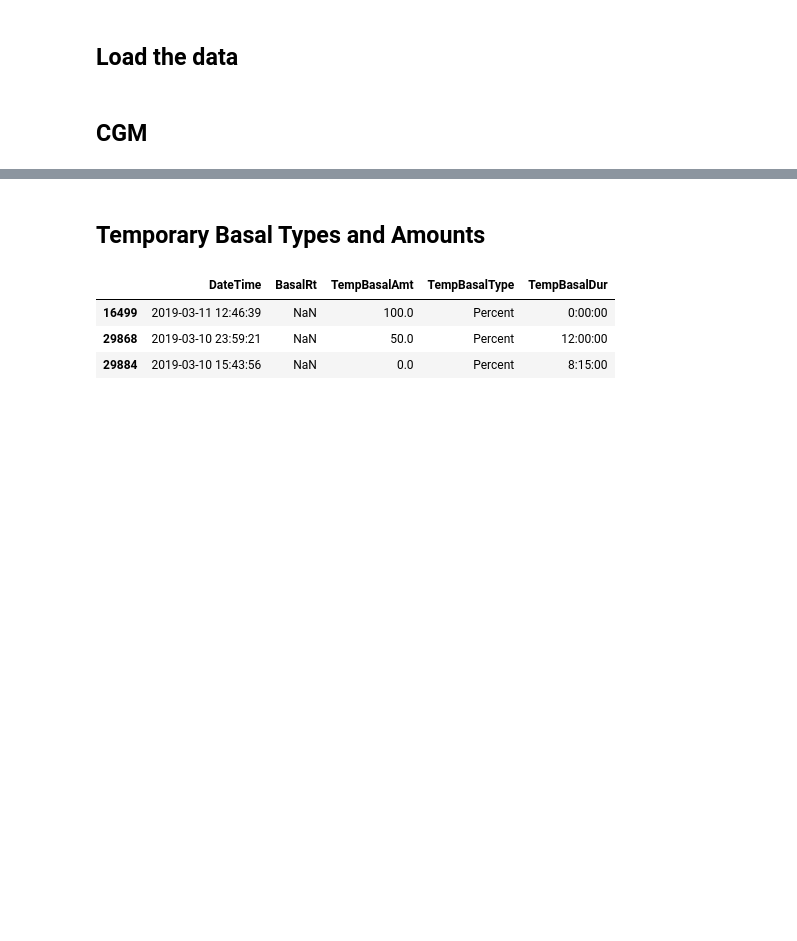
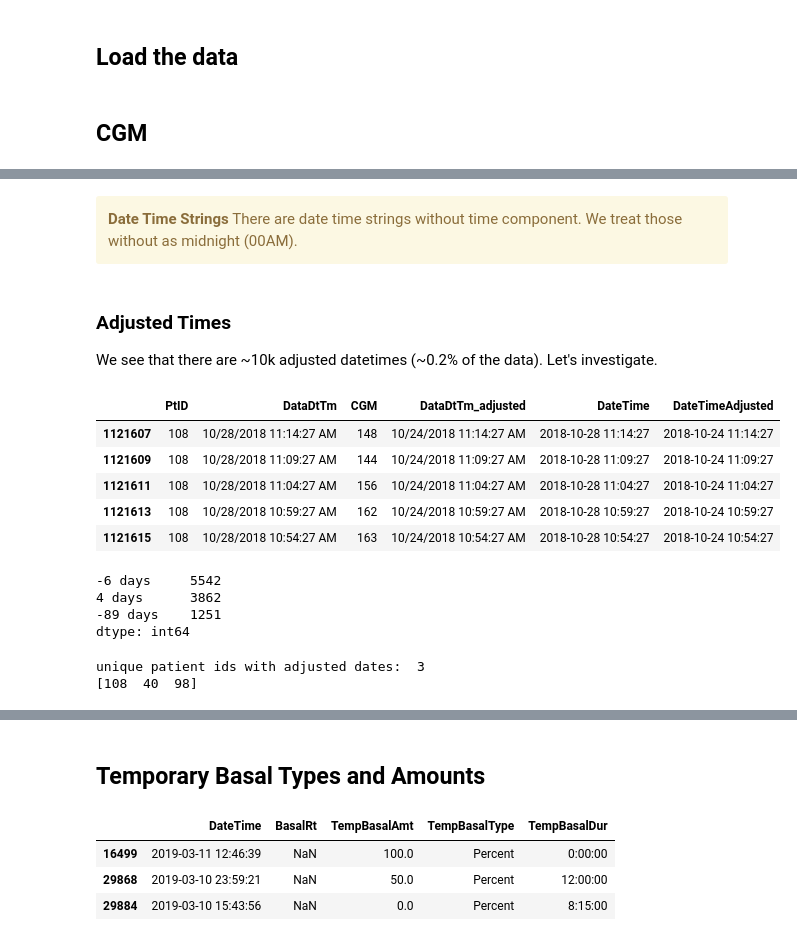
Before and after one commit to nudgebg/egvinsulin, a Jupyter notebook: notebooks/understand-flair-dataset/understand-flair-dataset.ipynb, the cells around one changed output, grey strips where cells are left out. Saved outputs shown, nothing was run; the diff lists cells and outputs as text; code cells hidden in the pictures; blank space fills up the shorter version.

```diff
--- a/notebooks/understand-flair-dataset/understand-flair-dataset.ipynb
+++ b/notebooks/understand-flair-dataset/understand-flair-dataset.ipynb
@@ -117,3 +127,33 @@ DateTime             5508985
 dtype: int64
 
 unique patient ids:  113
+# %% [markdown]
+<div class="alert alert-block alert-warning">
+<b>Date Time Strings</b> There are date time strings without time component. We treat those without as midnight (00AM).
+</div>
+# %% [markdown]
+### Adjusted Times
+We see that there are ~10k adjusted datetimes (~0.2% of the data).  Let's investigate.
+# %%
+subFrameAdjustedDates = df_cgm.loc[df_cgm.DateTimeAdjusted.notnull()]
+display(subFrameAdjustedDates.head())
+adjustmentInterval = subFrameAdjustedDates.DateTime-subFrameAdjustedDates.DateTimeAdjusted
+display(adjustmentInterval.value_counts())
+
+#how many users are there with adjusted datetimes?
+print("unique patient ids with adjusted dates: ", len(subFrameAdjustedDates.PtID.unique()))
+adjustedUsers = subFrameAdjustedDates.PtID.unique()
+print(adjustedUsers)
+# %% [output]
+|  | PtID | DataDtTm | CGM | DataDtTm_adjusted | DateTime | DateTimeAdjusted |
+| 1121607 | 108 | 10/28/2018 11:14:27 AM | 148 | 10/24/2018 11:14:27 AM | 2018-10-28 11:14:27 | 2018-10-24 11:14:27 |
+| 1121609 | 108 | 10/28/2018 11:09:27 AM | 144 | 10/24/2018 11:09:27 AM | 2018-10-28 11:09:27 | 2018-10-24 11:09:27 |
+| 1121611 | 108 | 10/28/2018 11:04:27 AM | 156 | 10/24/2018 11:04:27 AM | 2018-10-28 11:04:27 | 2018-10-24 11:04:27 |
+| 1121613 | 108 | 10/28/2018 10:59:27 AM | 162 | 10/24/2018 10:59:27 AM | 2018-10-28 10:59:27 | 2018-10-24 10:59:27 |
+| 1121615 | 108 | 10/28/2018 10:54:27 AM | 163 | 10/24/2018 10:54:27 AM | 2018-10-28 10:54:27 | 2018-10-24 10:54:27 |
+-6 days     5542
+4 days      3862
+-89 days    1251
+dtype: int64
+unique patient ids with adjusted dates:  3
+[108  40  98]
```
Also changed, not shown: parts of 25 cells of this notebook.
